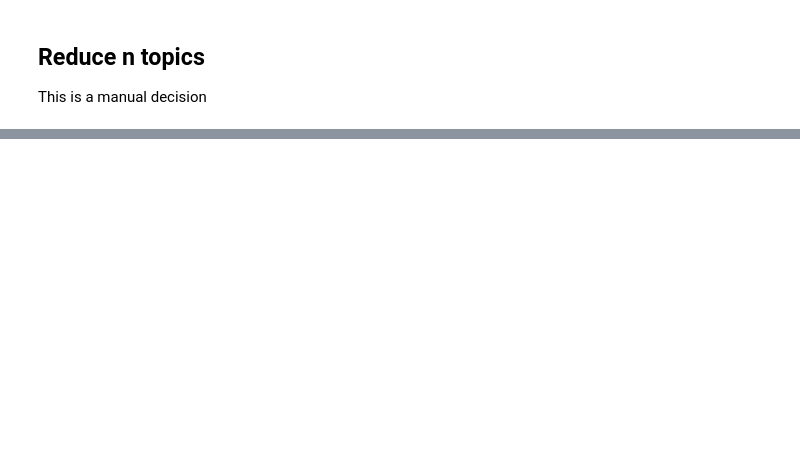
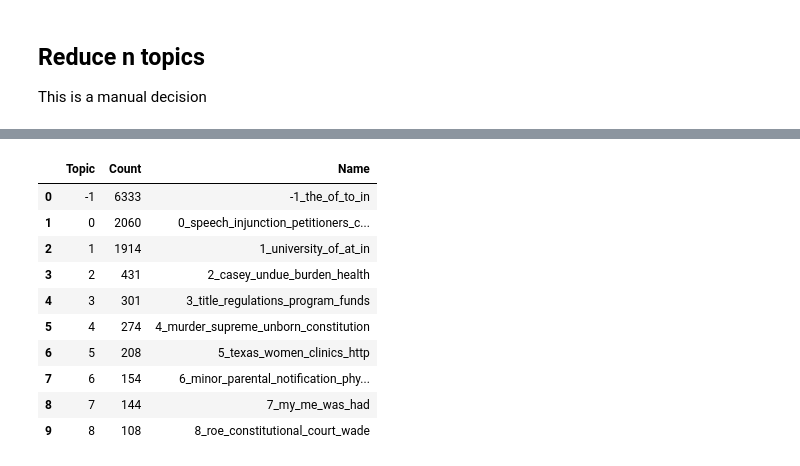
Before and after one commit to amandakonet/amicus-iv, a Jupyter notebook: nlp/topic_modeling_bert_based_uncased.ipynb, the cells around one changed output, grey strips where cells are left out. Drawn from its saved outputs; the diff is of its cells as text; code cells hidden in the pictures; blank space fills up the shorter version.

```diff
--- a/nlp/topic_modeling_bert_based_uncased.ipynb
+++ b/nlp/topic_modeling_bert_based_uncased.ipynb
@@ -255,0 +326,15 @@ topic_model = BERTopic(embedding_model=roberta)
+# %%
+bbu_ft_freq = bbu_ft_tm.get_topic_info()
+bbu_ft_freq.head(10)
+# %% [output]
+|  | Topic | Count | Name |
+| 0 | -1 | 6333 | -1_the_of_to_in |
+| 1 | 0 | 2060 | 0_speech_injunction_petitioners_c... |
+| 2 | 1 | 1914 | 1_university_of_at_in |
+| 3 | 2 | 431 | 2_casey_undue_burden_health |
+| 4 | 3 | 301 | 3_title_regulations_program_funds |
+| 5 | 4 | 274 | 4_murder_supreme_unborn_constitution |
+| 6 | 5 | 208 | 5_texas_women_clinics_http |
+| 7 | 6 | 154 | 6_minor_parental_notification_phy... |
+| 8 | 7 | 144 | 7_my_me_was_had |
+| 9 | 8 | 108 | 8_roe_constitutional_court_wade |
```
Also changed, not shown: parts of 30 cells of this notebook.
